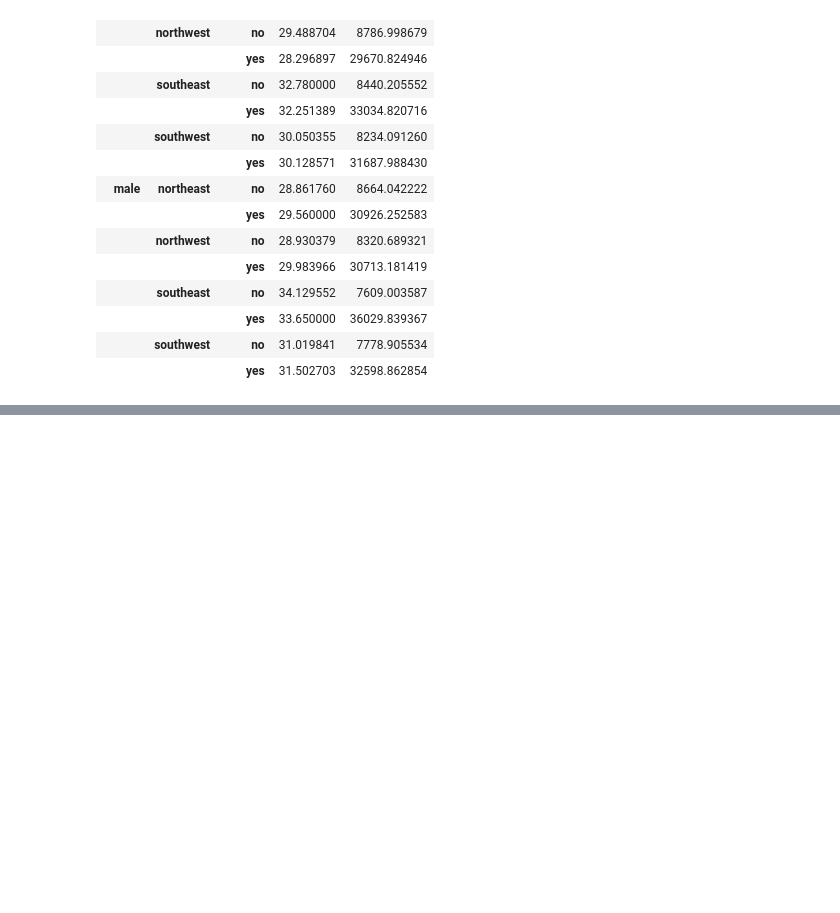
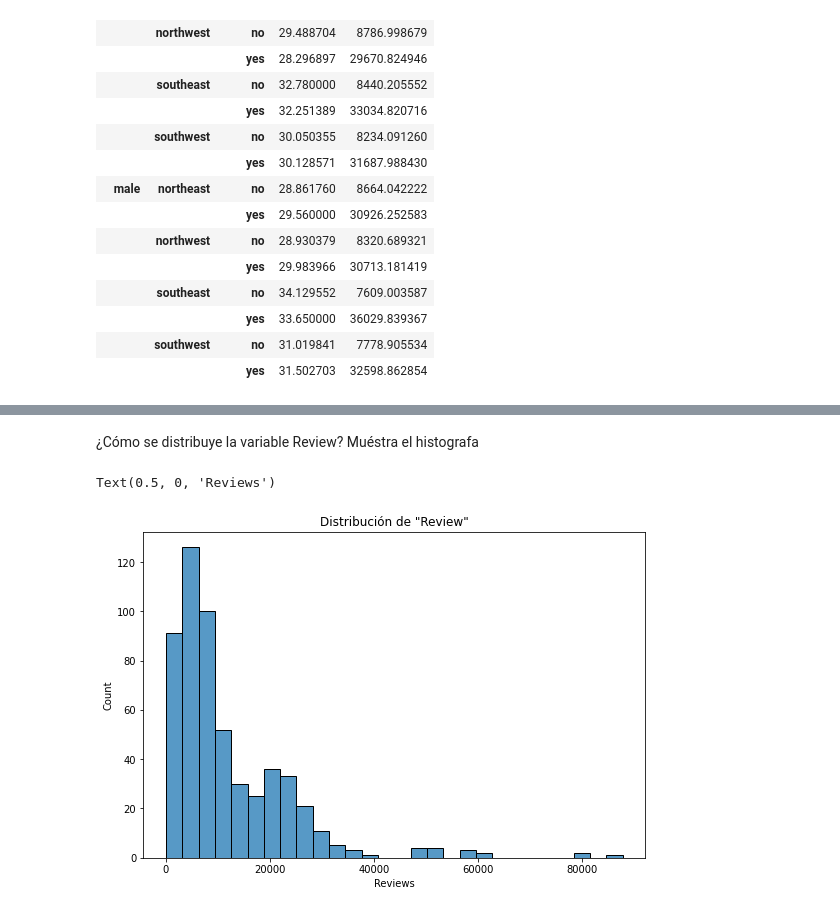
Before and after one commit to karencl/SemanaTec, a Jupyter notebook: Repo_SemanaTec.ipynb, the cells around one changed output, grey strips where cells are left out. Cells and saved outputs as stored; diff of their text form; code cells hidden in the pictures; blank space fills up the shorter version.

```diff
--- a/Repo_SemanaTec.ipynb
+++ b/Repo_SemanaTec.ipynb
@@ -356,0 +441,12 @@ df_insurance.groupby(['sex', 'region', 'smoker']).mean()[['bmi', 'charges']]
+# %% [markdown]
+¿Cómo se distribuye la variable Review? Muéstra el histografa
+# %%
+fig = plt.figure(figsize=(9, 6))
+
+sns.histplot(data=df_bwc, x='Reviews')
+
+plt.title('Distribución de "Review" - Histograma')
+plt.xlabel('Reviews')
+# %% [output]
+Text(0.5, 0, 'Reviews')
+[figure, added]
```
Also changed, not shown: parts of 26 cells of this notebook, 1 other file.
